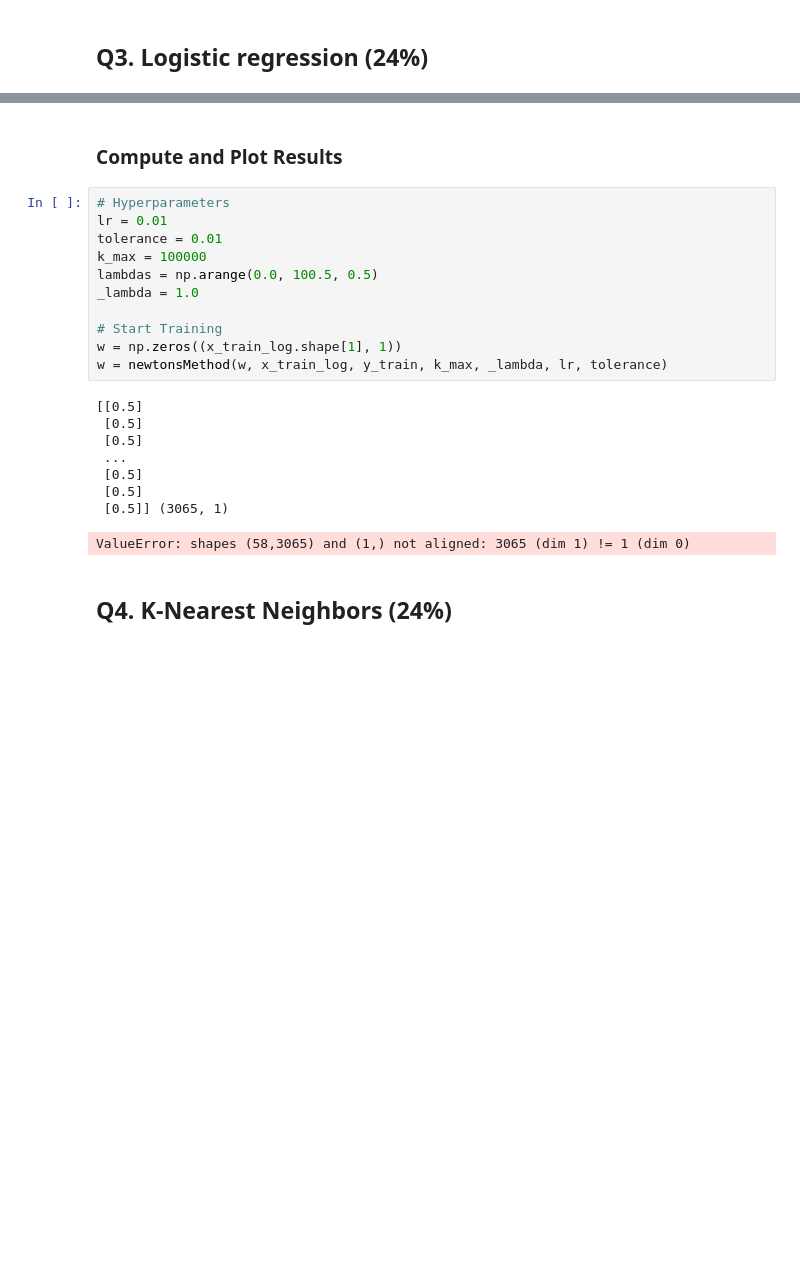
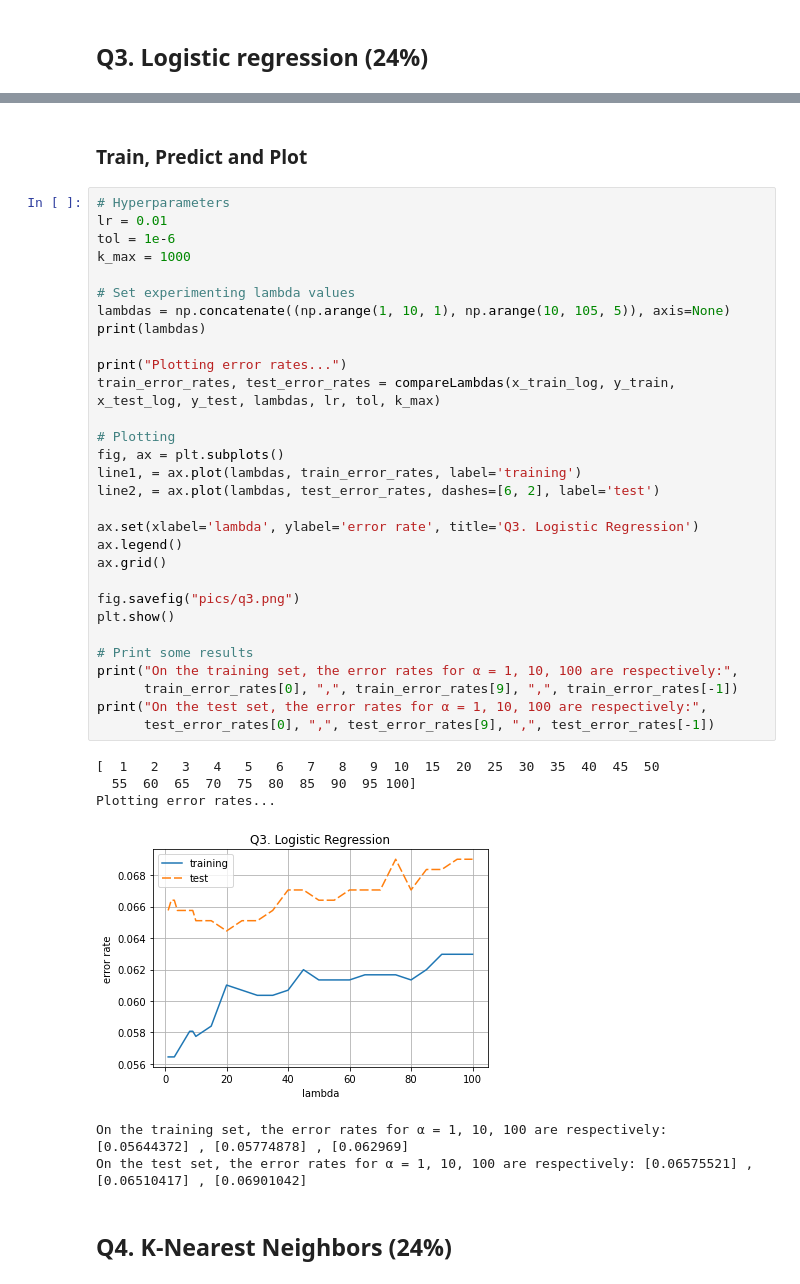
Before and after one commit to SS47816/email-spam, a Jupyter notebook: analysis.ipynb, the cells around one changed output, grey strips where cells are left out. Cells and saved outputs as stored; diff of their text form; blank space fills up the shorter version.

```diff
--- a/analysis.ipynb
+++ b/analysis.ipynb
@@ -335,24 +380,41 @@ def newtonsMethod(w, X, Y, k_max, _lambda, eta, tolerance):
 # %% [markdown]
-### Compute and Plot Results
+### Train, Predict and Plot
 # %%
 # Hyperparameters
 lr = 0.01
-tolerance = 0.01
-k_max = 100000
-lambdas = np.arange(0.0, 100.5, 0.5)
-_lambda = 1.0
+tol = 1e-6
+k_max = 1000
 
-# Start Training
-w = np.zeros((x_train_log.shape[1], 1))
-w = newtonsMethod(w, x_train_log, y_train, k_max, _lambda, lr, tolerance)
+# Set experimenting lambda values
+lambdas = np.concatenate((np.arange(1, 10, 1), np.arange(10, 105, 5)), axis=None)
+print(lambdas)
+
+print("Plotting error rates...")
+train_error_rates, test_error_rates = compareLambdas(x_train_log, y_train, x_test_log, y_test, lambdas, lr, tol, k_max)
+
+# Plotting
+fig, ax = plt.subplots()
+line1, = ax.plot(lambdas, train_error_rates, label='training')
+line2, = ax.plot(lambdas, test_error_rates, dashes=[6, 2], label='test')
+
+ax.set(xlabel='lambda', ylabel='error rate', title='Q3. Logistic Regression')
+ax.legend()
+ax.grid()
+
+fig.savefig("pics/q3.png")
+plt.show()
+
+# Print some results
+print("On the training set, the error rates for α = 1, 10, 100 are respectively:",
+      train_error_rates[0], ",", train_error_rates[9], ",", train_error_rates[-1])
+print("On the test set, the error rates for α = 1, 10, 100 are respectively:",
+      test_error_rates[0], ",", test_error_rates[9], ",", test_error_rates[-1])
 # %% [output]
-[[0.5]
- [0.5]
- [0.5]
- ...
- [0.5]
- [0.5]
- [0.5]] (3065, 1)
+[  1   2   3   4   5   6   7   8   9  10  15  20  25  30  35  40  45  50
+  55  60  65  70  75  80  85  90  95 100]
+Plotting error rates...
+[figure, added]
-ValueError: shapes (58,3065) and (1,) not aligned: 3065 (dim 1) != 1 (dim 0)
+On the training set, the error rates for α = 1, 10, 100 are respectively: [0.05644372] , [0.05774878] , [0.062969]
+On the test set, the error rates for α = 1, 10, 100 are respectively: [0.06575521] , [0.06510417] , [0.06901042]
 # %% [markdown]
 ## Q4. K-Nearest Neighbors (24%)
```
Also changed, not shown: parts of 2 cells of this notebook, 1 other file.
